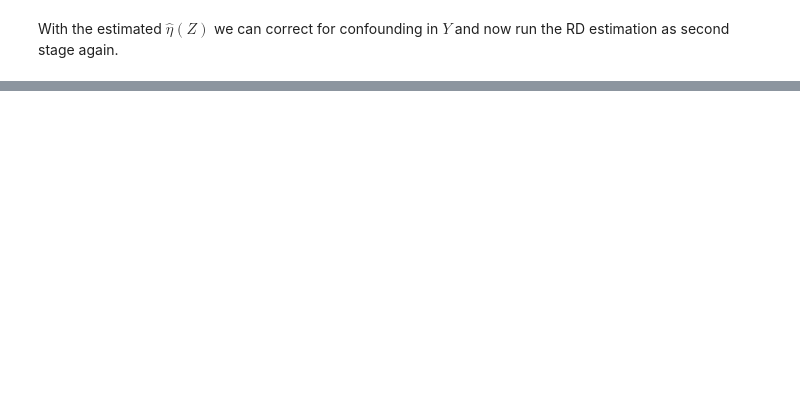
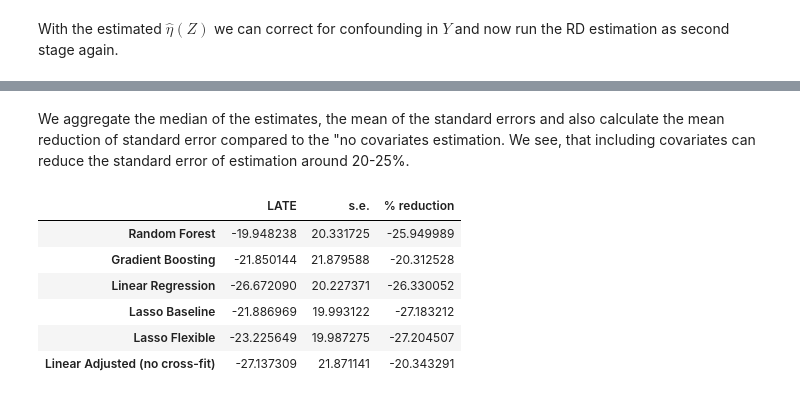
Before and after one commit to CausalAIBook/MetricsMLNotebooks, a Jupyter notebook: T/T_4_Regression_Discontinuity_on_Progress_Data.ipynb, the cells around one changed output, grey strips where cells are left out. Cells and saved outputs as stored; diff of their text form; code cells hidden in the pictures; blank space fills up the shorter version.

Commit message:
update standard errors

```diff
--- a/T/T_4_Regression_Discontinuity_on_Progress_Data.ipynb
+++ b/T/T_4_Regression_Discontinuity_on_Progress_Data.ipynb
@@ -343,0 +343,27 @@ Mass points detected in the running variable.
+# %%
+estimates = [adj_frame["LATE"].values]
+std_err = [adj_frame["s.e."].values]
+R = 19
+
+for i in range(R):
+  eta_fit = first_stage()
+  adj_results = np.array(second_stage(eta_fit))
+  estimates.append(adj_results[:,0])
+  std_err.append(adj_results[:,1])
+# %% [markdown]
+We aggregate the median of the estimates, the mean of the standard errors and also calculate the mean reduction of standard error compared to the "no covariates estimation. We see, that including covariates can reduce the standard error of estimation around 20-25%.
+# %%
+med_est = np.median(np.array(estimates),axis=0)
+mean_se = np.array(std_err).mean(axis=0)
+adj_frame = pd.DataFrame(np.c_[med_est,mean_se], index= methods, columns=["LATE", "s.e."])
+adj_frame["% reduction"] = (adj_frame["s.e."] - res_dataframe.loc["Food T_1", "s.e."]) * 100 / res_dataframe.loc["Food T_1", "s.e."]
+adj_frame.loc["Linear Adjusted (no cross-fit)"] = res_dataframe_adj.loc["Food T_1"]
+adj_frame
+# %% [output]
+|  | LATE | s.e. | % reduction |
+| Random Forest | -19.948238 | 20.331725 | -25.949989 |
+| Gradient Boosting | -21.850144 | 21.879588 | -20.312528 |
+| Linear Regression | -26.672090 | 20.227371 | -26.330052 |
+| Lasso Baseline | -21.886969 | 19.993122 | -27.183212 |
+| Lasso Flexible | -23.225649 | 19.987275 | -27.204507 |
+| Linear Adjusted (no cross-fit) | -27.137309 | 21.871141 | -20.343291 |
```
Also changed, not shown: parts of 16 cells of this notebook, 1 other file.
